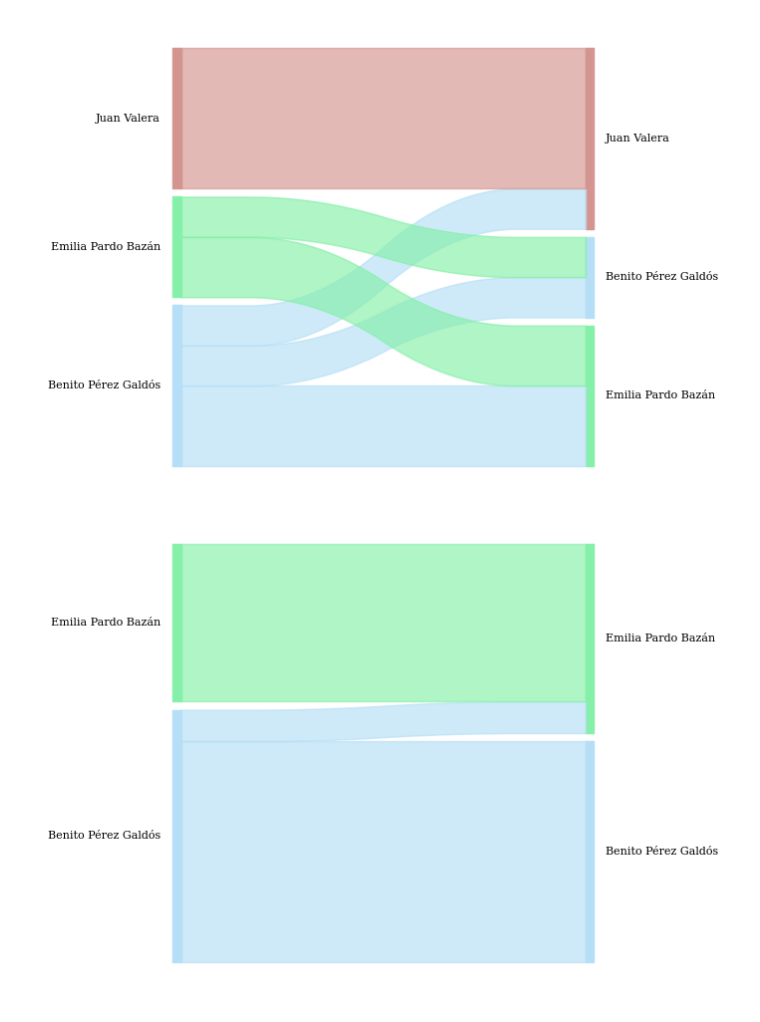
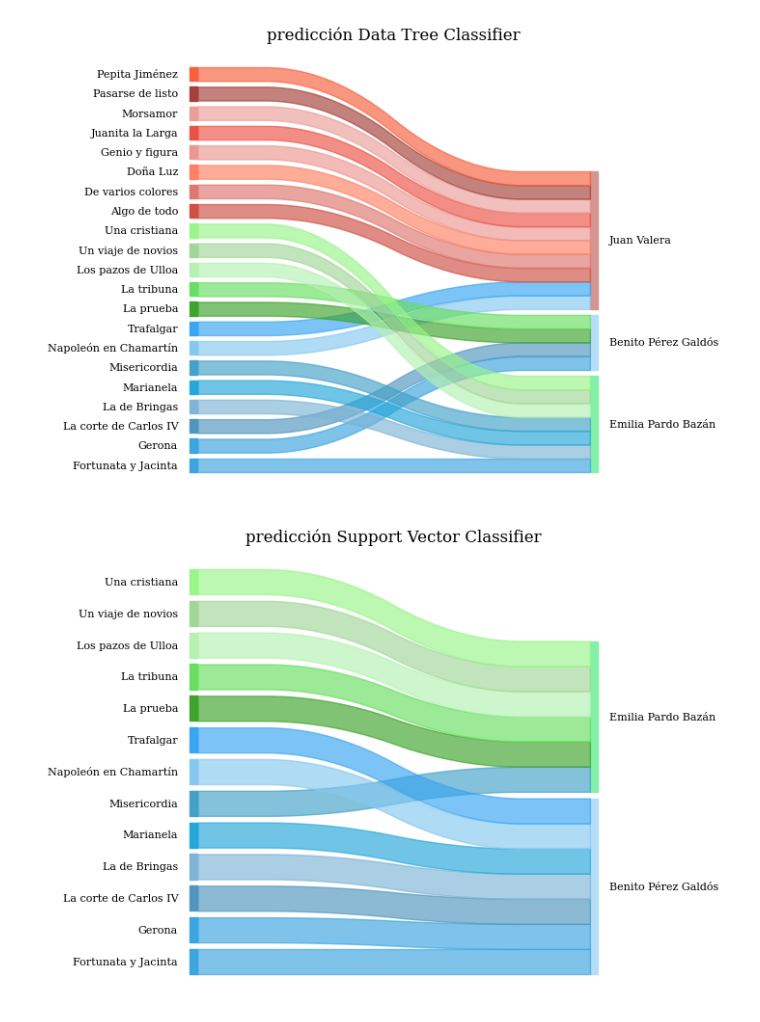
Before and after one commit to RaimundoRobotica/Stylometry, a Jupyter notebook: notebooks/plot.ipynb, the cells around one changed output. Cells and saved outputs as stored; diff of their text form; code cells hidden in the pictures.

```diff
--- a/notebooks/plot.ipynb
+++ b/notebooks/plot.ipynb
@@ -39,0 +25,30 @@ knn_prediction
+# %%
+# Colores asignados a cada obra del texto
+colorDict = {'Fortunata y Jacinta':'#3aa4e0',
+             'Gerona':'#3aa4e0',
+             'La corte de Carlos IV':'#4f95bd',
+             'La de Bringas':'#7db4d4',
+             'Marianela':'#23a7db',
+             'Misericordia':'#42a1c7',
+             'Napoleón en Chamartín':'#86c8f0',
+             'Trafalgar':'#38a5f2',
+             'La prueba':'#3ca32a',
+             'La tribuna':'#67de5f',
+             'Los pazos de Ulloa':'#b5f2b1',
+             'Un viaje de novios':'#a1d698',
+             'Una cristiana':'#99f589',
+             'Algo de todo':'#cf4e42',
+             'De varios colores':'#de766d',
+             'Doña Luz':'#ff8063',
+             'Genio y figura':'#eb9791',
+             'Juanita la Larga':'#eb5146',
+             'Morsamor':'#eb9e98',
+             'Pepita Jiménez':'#f75e3b',
+             'Pasarse de listo':'#a33f37',
+             'Benito Pérez Galdós':'#b5dff7',
+             'Emilia Pardo Bazán':'#84f0a8',
+             'Juan Valera':'#d49490',
+             '0':'#d49490',
+             '1':'#b5dff7',
+             '2':'#84f0a8'
+}
@@ -40,11 +150,8 @@ knn_prediction
 # %%
-colorDict = {
-    'Benito Pérez Galdós':'#b5dff7',
-    'Emilia Pardo Bazán':'#84f0a8',
-    'Juan Valera':'#d49490',
-}
 sankey(
-    knn_prediction['author'], knn_prediction['prediction'], aspect=20, colorDict=colorDict,
+    knn_prediction['title'], knn_prediction['prediction'], aspect=20, colorDict=colorDict,
     fontsize=8, figure_name="customer-good"
 )
+plt.title('predicción k-NN')
+plt.show()
 # %% [output]
@@ -52,15 +169,21 @@ sankey(
 # %%
 sankey(
-    dt_prediction_2['author'], dt_prediction_2['prediction'], aspect=20, colorDict=colorDict,
+    dt_prediction_2['title'], dt_prediction_2['prediction'], aspect=20, colorDict=colorDict,
     fontsize=8, figure_name="customer-good"
 )
+
+plt.title('predicción Data Tree Classifier')
+plt.show()
 # %% [output]
-[figure, old version]
+[figure, new version]
 # %%
 sankey(
-    svc_prediction['author'], svc_prediction['prediction'], aspect=20, colorDict=colorDict,
+    svc_prediction['title'], svc_prediction['prediction'], aspect=20, colorDict=colorDict,
     fontsize=8, figure_name="customer-good"
 )
+
+plt.title('predicción Support Vector Classifier')
+plt.show()
 # %% [output]
-[figure, old version]
+[figure, new version]
 # %%
```
Also changed, not shown: parts of 20 cells of this notebook, 32 other files.
